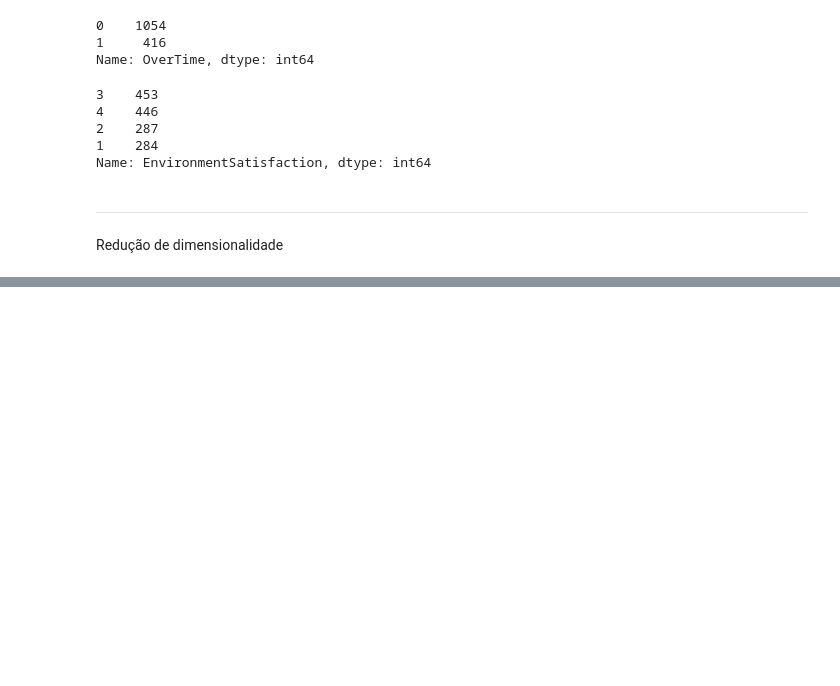
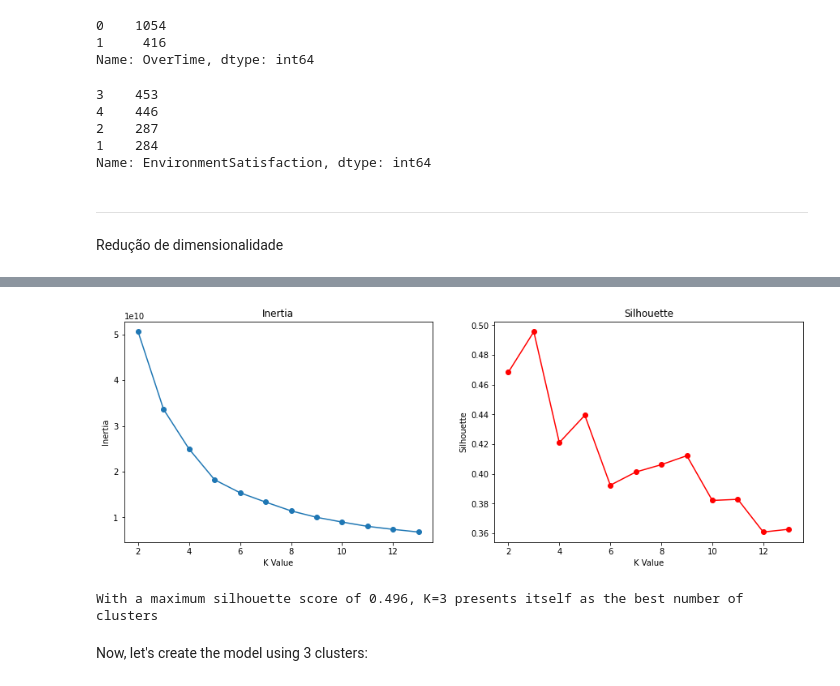
Before and after one commit to gasp37/employee-attrition-and-performance, a Jupyter notebook: employee_attrition_analysis.ipynb, the cells around one changed output, grey strips where cells are left out. Cells and saved outputs as stored; diff of their text form; code cells hidden in the pictures; blank space fills up the shorter version.

```diff
--- a/employee_attrition_analysis.ipynb
+++ b/employee_attrition_analysis.ipynb
@@ -348,0 +342,26 @@ plt.show()
+# %%
+plt.figure(figsize=(15,5))
+
+plt.subplot(1,2,1)
+plt.plot(Ks, inertia, 'o-')
+plt.xlabel('K Value')
+plt.ylabel('Inertia')
+plt.title('Inertia')
+
+plt.subplot(1,2,2)
+plt.plot(Ks, silhouette, 'o-', c='r')
+plt.xlabel('K Value')
+plt.ylabel('Silhouette')
+plt.title('Silhouette')
+
+plt.show()
+# %% [output]
+[figure, added]
+# %%
+max_silhouette_score = round(max(silhouette),3)
+
+print(f'With a maximum silhouette score of {max_silhouette_score}, K=3 presents itself as the best number of clusters')
+# %% [output]
+With a maximum silhouette score of 0.496, K=3 presents itself as the best number of clusters
+# %% [markdown]
+Now, let's create the model using 3 clusters:
```
Also changed, not shown: parts of 30 cells of this notebook.
